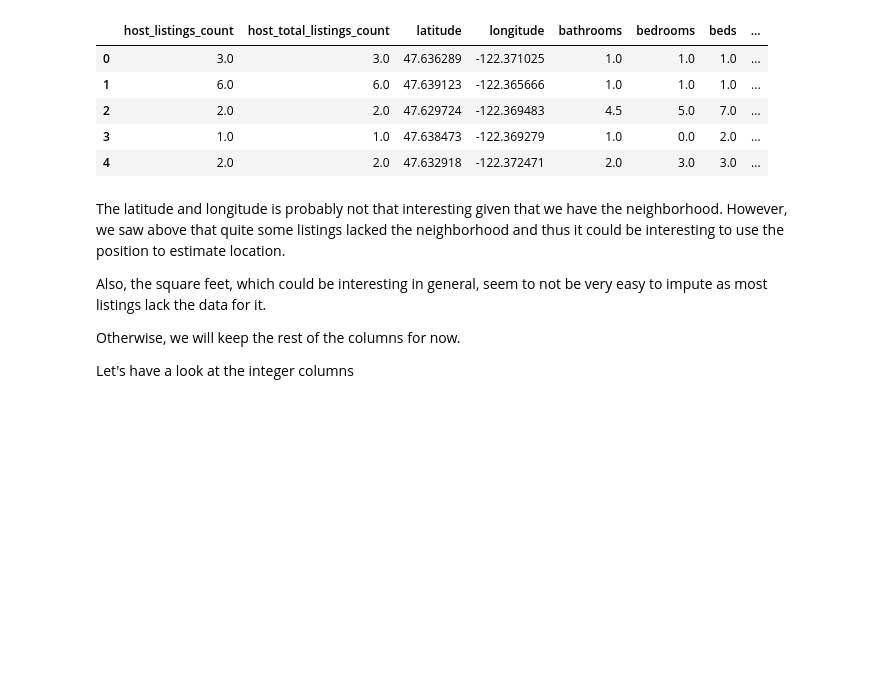
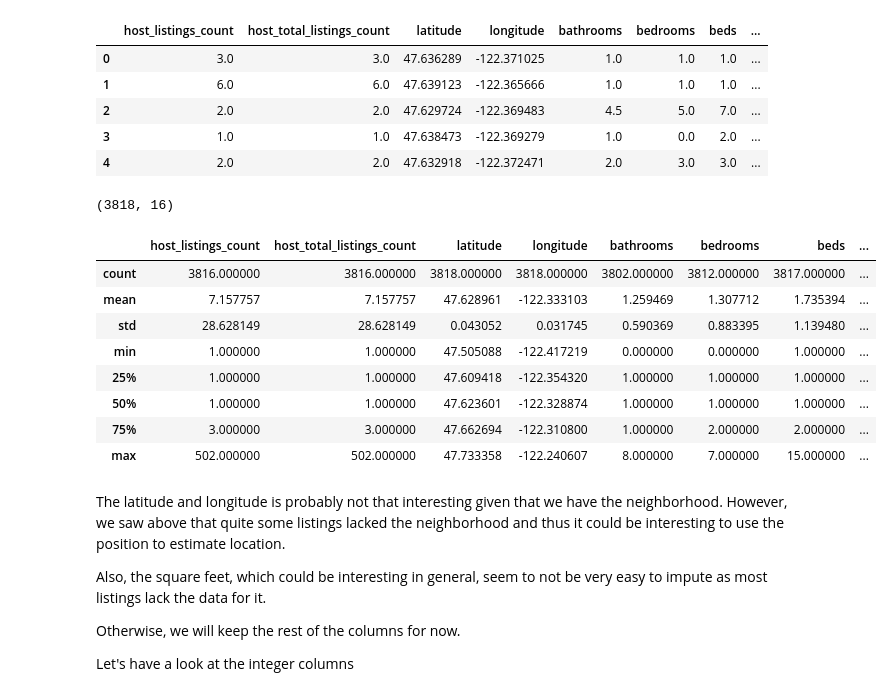
Before and after one commit to dedwardn/bed-earnings, a Jupyter notebook: exploration.ipynb, the cells around one changed output. Drawn from its saved outputs; the diff is of its cells as text; code cells hidden in the pictures; blank space fills up the shorter version.

```diff
--- a/exploration.ipynb
+++ b/exploration.ipynb
@@ -159,6 +159,20 @@ df_list_float.head(5)
 | 2 | 2.0 | 2.0 | 47.629724 | -122.369483 | 4.5 | 5.0 | 7.0 | ... |
 | 3 | 1.0 | 1.0 | 47.638473 | -122.369279 | 1.0 | 0.0 | 2.0 | ... |
 | 4 | 2.0 | 2.0 | 47.632918 | -122.372471 | 2.0 | 3.0 | 3.0 | ... |
+# %%
+print(df_list_float.shape)
+df_list_float.describe()
+# %% [output]
+(3818, 16)
+|  | host_listings_count | host_total_listings_count | latitude | longitude | bathrooms | bedrooms | beds | ... |
+| count | 3816.000000 | 3816.000000 | 3818.000000 | 3818.000000 | 3802.000000 | 3812.000000 | 3817.000000 | ... |
+| mean | 7.157757 | 7.157757 | 47.628961 | -122.333103 | 1.259469 | 1.307712 | 1.735394 | ... |
+| std | 28.628149 | 28.628149 | 0.043052 | 0.031745 | 0.590369 | 0.883395 | 1.139480 | ... |
+| min | 1.000000 | 1.000000 | 47.505088 | -122.417219 | 0.000000 | 0.000000 | 1.000000 | ... |
+| 25% | 1.000000 | 1.000000 | 47.609418 | -122.354320 | 1.000000 | 1.000000 | 1.000000 | ... |
+| 50% | 1.000000 | 1.000000 | 47.623601 | -122.328874 | 1.000000 | 1.000000 | 1.000000 | ... |
+| 75% | 3.000000 | 3.000000 | 47.662694 | -122.310800 | 1.000000 | 2.000000 | 2.000000 | ... |
+| max | 502.000000 | 502.000000 | 47.733358 | -122.240607 | 8.000000 | 7.000000 | 15.000000 | ... |
 # %% [markdown]
 The latitude and longitude is probably not that interesting given that we have the neighborhood. However, we saw above that quite some listings lacked the neighborhood and thus it could be interesting to use the position to estimate location.
 
```
Also changed, not shown: parts of 2 cells of this notebook.
